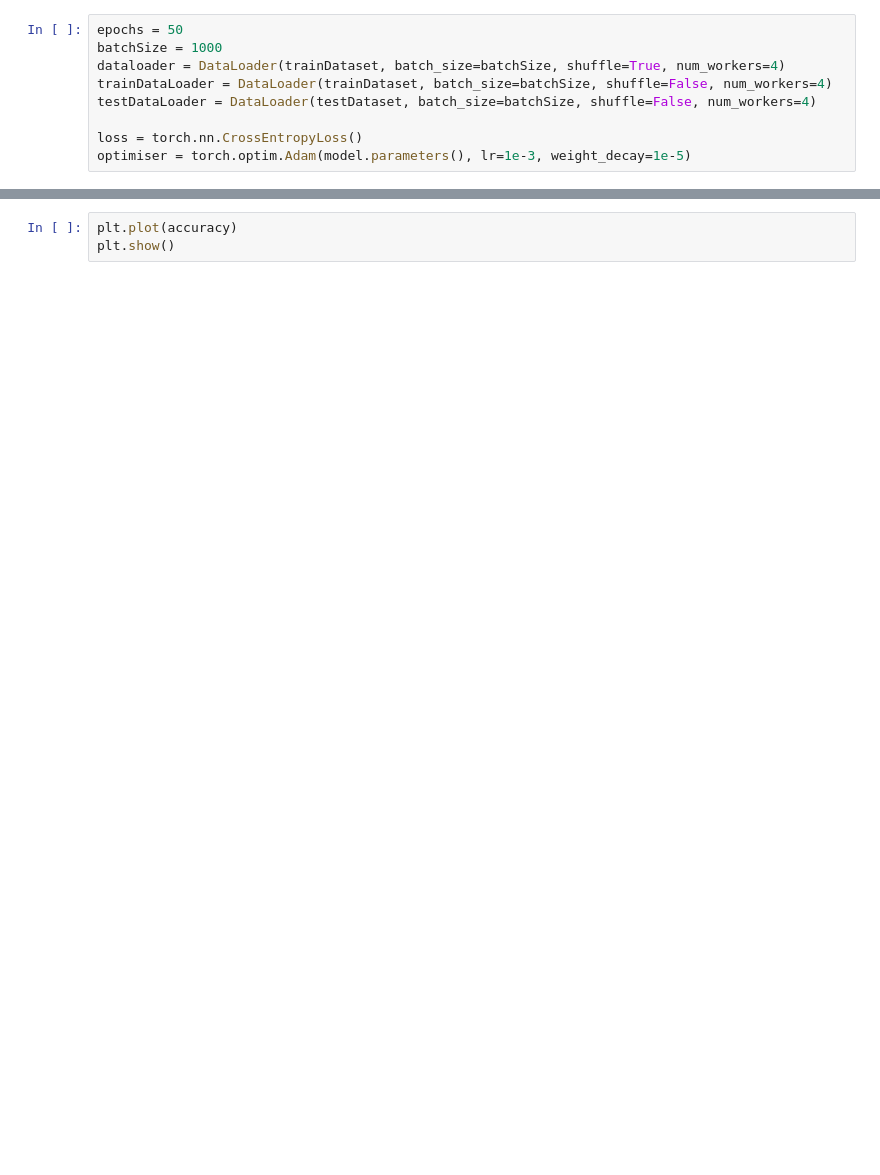
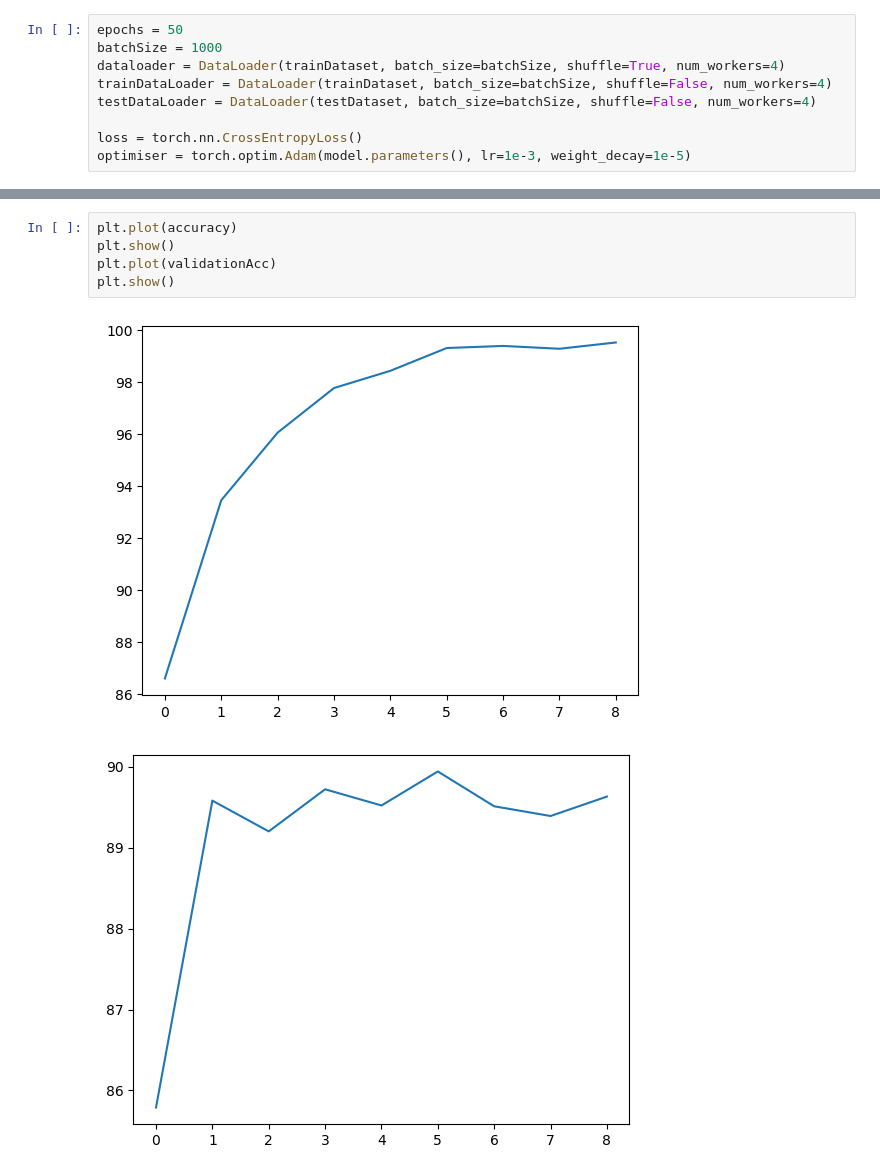
Before and after one commit to ethanh20009/ImageClassifier, a Jupyter notebook: fashion.ipynb, the cells around one changed output, grey strips where cells are left out. Drawn from its saved outputs; the diff is of its cells as text; blank space fills up the shorter version.

```diff
--- a/fashion.ipynb
+++ b/fashion.ipynb
@@ -287,6 +281,11 @@ print((numRight*100)/len(testDataLoader))
 # %%
 plt.plot(accuracy)
 plt.show()
+plt.plot(validationAcc)
+plt.show()
+# %% [output]
+[figure, added]
+[figure, added]
 # %%
 model.load_state_dict(torch.load("resConvParams2.pt", map_location=device))
 
```
Also changed, not shown: parts of 9 cells of this notebook, 2 other files.
